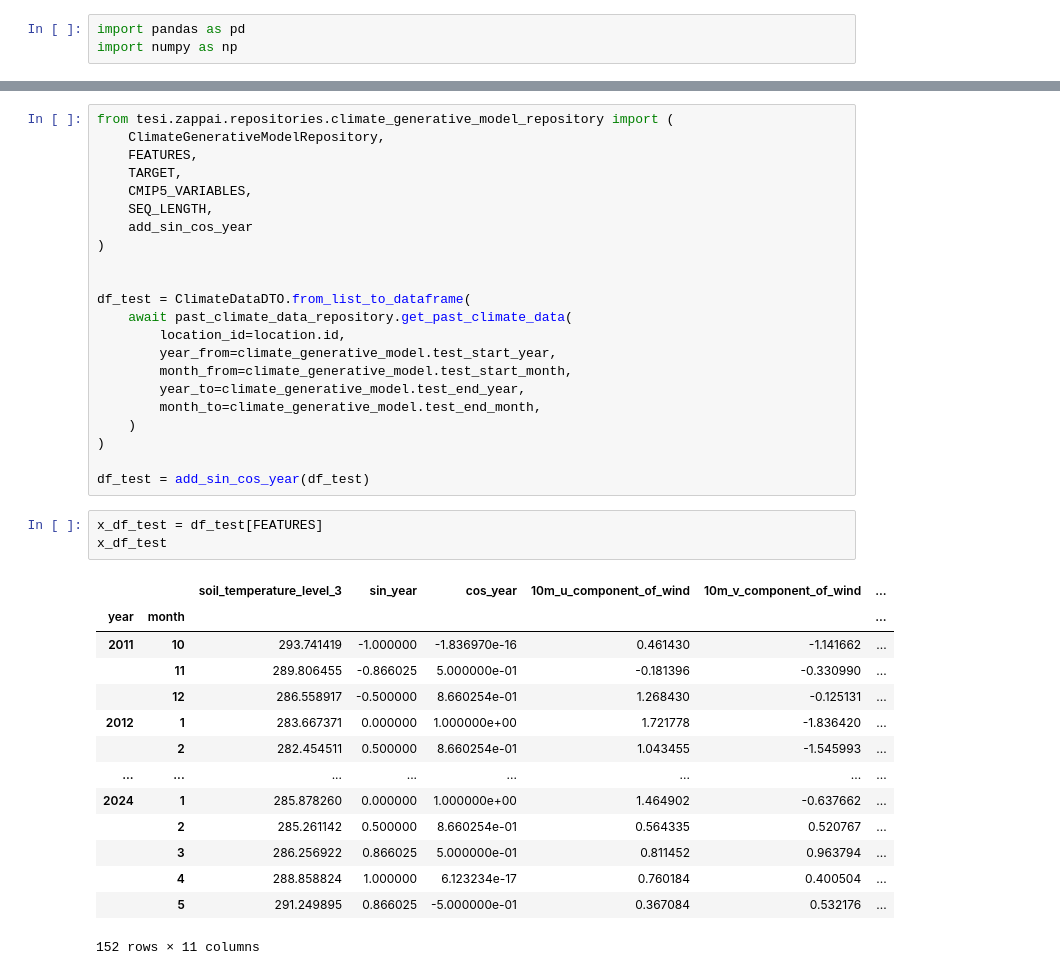
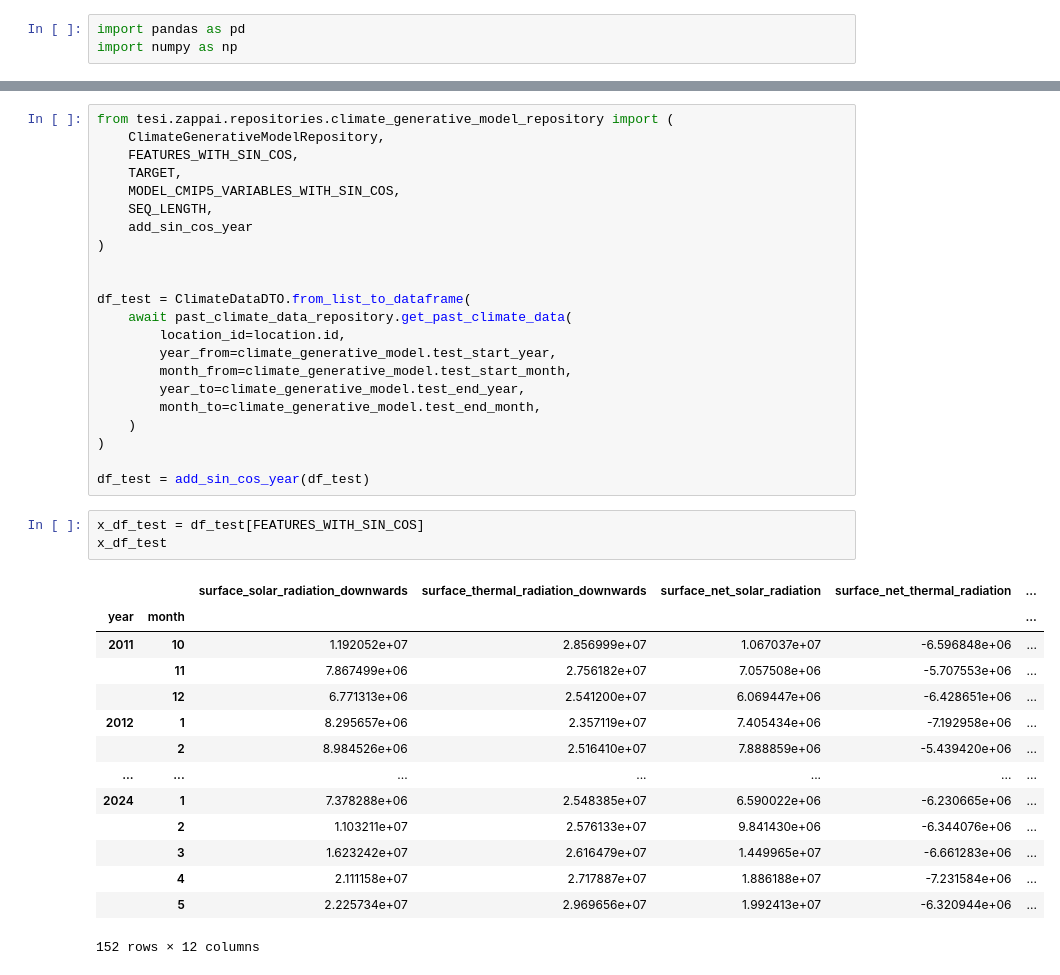
Before and after one commit to PeppeOsmio/tesi, a Jupyter notebook: test_model.ipynb, the cells around one changed output, grey strips where cells are left out. Cells and saved outputs as stored; diff of their text form.

```diff
--- a/test_model.ipynb
+++ b/test_model.ipynb
@@ -90,9 +90,9 @@ Epoch 50/50
 # %%
 from tesi.zappai.repositories.climate_generative_model_repository import (
     ClimateGenerativeModelRepository,
-    FEATURES,
+    FEATURES_WITH_SIN_COS,
     TARGET,
-    CMIP5_VARIABLES,
+    MODEL_CMIP5_VARIABLES_WITH_SIN_COS,
     SEQ_LENGTH,
     add_sin_cos_year
 )
@@ -110,23 +110,23 @@ df_test = ClimateDataDTO.from_list_to_dataframe(
 
 df_test = add_sin_cos_year(df_test)
 # %%
-x_df_test = df_test[FEATURES]
+x_df_test = df_test[FEATURES_WITH_SIN_COS]
 x_df_test
 # %% [output]
-|  |  | soil_temperature_level_3 | sin_year | cos_year | 10m_u_component_of_wind | 10m_v_component_of_wind | ... |
-| year | month |  |  |  |  |  | ... |
-| 2011 | 10 | 293.741419 | -1.000000 | -1.836970e-16 | 0.461430 | -1.141662 | ... |
-|  | 11 | 289.806455 | -0.866025 | 5.000000e-01 | -0.181396 | -0.330990 | ... |
-|  | 12 | 286.558917 | -0.500000 | 8.660254e-01 | 1.268430 | -0.125131 | ... |
-| 2012 | 1 | 283.667371 | 0.000000 | 1.000000e+00 | 1.721778 | -1.836420 | ... |
-|  | 2 | 282.454511 | 0.500000 | 8.660254e-01 | 1.043455 | -1.545993 | ... |
-| ... | ... | ... | ... | ... | ... | ... | ... |
-| 2024 | 1 | 285.878260 | 0.000000 | 1.000000e+00 | 1.464902 | -0.637662 | ... |
-|  | 2 | 285.261142 | 0.500000 | 8.660254e-01 | 0.564335 | 0.520767 | ... |
-|  | 3 | 286.256922 | 0.866025 | 5.000000e-01 | 0.811452 | 0.963794 | ... |
-|  | 4 | 288.858824 | 1.000000 | 6.123234e-17 | 0.760184 | 0.400504 | ... |
-|  | 5 | 291.249895 | 0.866025 | -5.000000e-01 | 0.367084 | 0.532176 | ... |
+|  |  | surface_solar_radiation_downwards | surface_thermal_radiation_downwards | surface_net_solar_radiation | surface_net_thermal_radiation | ... |
+| year | month |  |  |  |  | ... |
+| 2011 | 10 | 1.192052e+07 | 2.856999e+07 | 1.067037e+07 | -6.596848e+06 | ... |
+|  | 11 | 7.867499e+06 | 2.756182e+07 | 7.057508e+06 | -5.707553e+06 | ... |
+|  | 12 | 6.771313e+06 | 2.541200e+07 | 6.069447e+06 | -6.428651e+06 | ... |
+| 2012 | 1 | 8.295657e+06 | 2.357119e+07 | 7.405434e+06 | -7.192958e+06 | ... |
+|  | 2 | 8.984526e+06 | 2.516410e+07 | 7.888859e+06 | -5.439420e+06 | ... |
+| ... | ... | ... | ... | ... | ... | ... |
+| 2024 | 1 | 7.378288e+06 | 2.548385e+07 | 6.590022e+06 | -6.230665e+06 | ... |
+|  | 2 | 1.103211e+07 | 2.576133e+07 | 9.841430e+06 | -6.344076e+06 | ... |
+|  | 3 | 1.623242e+07 | 2.616479e+07 | 1.449965e+07 | -6.661283e+06 | ... |
+|  | 4 | 2.111158e+07 | 2.717887e+07 | 1.886188e+07 | -7.231584e+06 | ... |
+|  | 5 | 2.225734e+07 | 2.969656e+07 | 1.992413e+07 | -6.320944e+06 | ... |
-152 rows × 11 columns
+152 rows × 12 columns
 # %%
 y_df_test = df_test[TARGET]
 y_df_test
```
Also changed, not shown: parts of 12 cells of this notebook, 2 other files.
